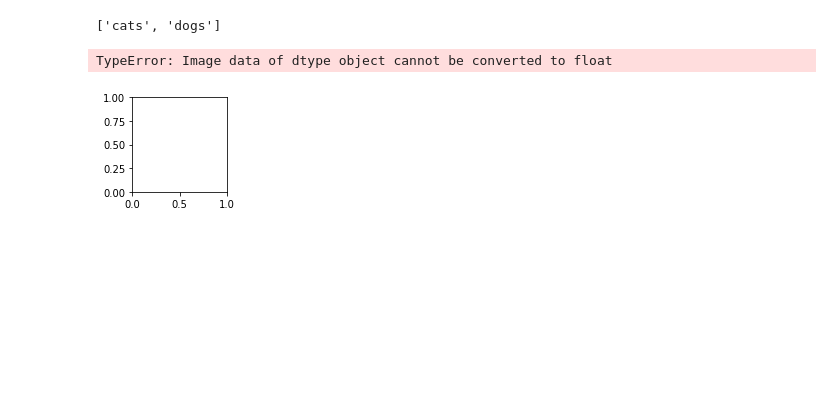
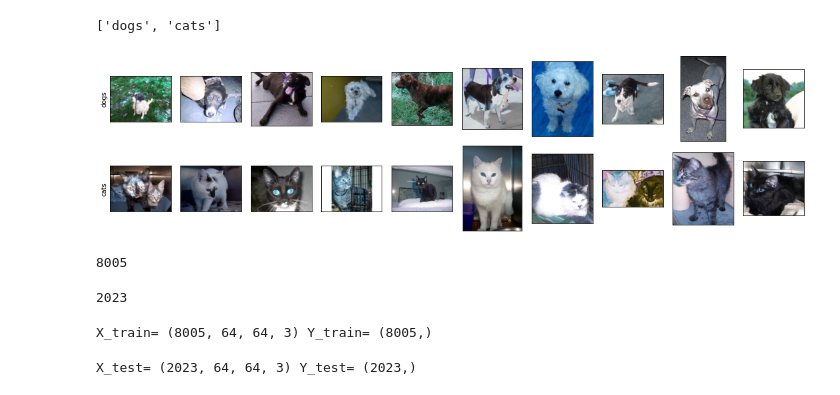
Before and after one commit to greencyber18/CVPR, a Jupyter notebook: final_assignment_1_VGG.ipynb, the cells around one changed output. Cells and saved outputs as stored; diff of their text form; code cells hidden in the pictures; blank space fills up the shorter version.

```diff
--- a/final_assignment_1_VGG.ipynb
+++ b/final_assignment_1_VGG.ipynb
@@ -17,5 +73,15 @@ TEST_DATA_DIR = os.path.join(DATA_DIR, 'test')
+# %%
+
+
+
+DATA_DIR_TRAIN = '/content/training_set'
+DATA_DIR_TEST = '/content/test_set'
+TRAIN_DATA_DIR = os.path.join(DATA_DIR_TRAIN, 'training_set')
+TEST_DATA_DIR = os.path.join(DATA_DIR_TEST, 'test_set')
 # %%
-IMG_SIZE = 227
+
+
+IMG_SIZE = 64
 CATEGORIES = []
 
 for i in os.listdir(TRAIN_DATA_DIR):
@@ -23,26 +89,58 @@ for i in os.listdir(TRAIN_DATA_DIR):
 
 print(CATEGORIES)
 # %% [output]
-['cats', 'dogs']
+['dogs', 'cats']
 # %%
-plt.figure(figsize=(20,5))
+plt.figure(figsize=(15,4))
 i=0
 for c in CATEGORIES:
     path = os.path.join(TRAIN_DATA_DIR,c)
     for img in os.listdir(path):
         img_array = cv2.imread(os.path.join(path,img))
         plt.subplot(2,10,i+1)
         plt.imshow(img_array)
         if i%10 == 0:
             plt.ylabel(c)
         plt.xticks([])
         plt.yticks([])
         i += 1
         if i%10 == 0:
             break
 
 plt.tight_layout()
 plt.show()
 # %% [output]
-TypeError: Image data of dtype object cannot be converted to float
-[figure, old version]
+[figure, new version]
+# %%
+training_data = []
+
+for c in CATEGORIES:
+    path = os.path.join(TRAIN_DATA_DIR, c)
+    class_num = CATEGORIES.index(c)
+    for img in tqdm(os.listdir(path)):
+        try:
+            img_array = cv2.imread(os.path.join(path, img))
+            img_resized = cv2.resize(img_array, (IMG_SIZE, IMG_SIZE))
+            training_data.append([img_resized, class_num])
+        except Exception as e:
+            pass
+
+print(len(training_data))
+# %% [output]
+8005
+# %%
+test_data = []
+
+for c in CATEGORIES:
+    path = os.path.join(TEST_DATA_DIR, c)
+    class_num = CATEGORIES.index(c)
+    for img in tqdm(os.listdir(path)):
+        try:
+            img_array = cv2.imread(os.path.join(path, img))
+            img_resized = cv2.resize(img_array, (IMG_SIZE, IMG_SIZE))
+            test_data.append([img_resized, class_num])
+        except Exception as e:
+            pass
+print(len(test_data))
+# %% [output]
+2023
@@ -48,0 +150,28 @@ TypeError: Image data of dtype object cannot be converted to float
+# %%
+X_train = []
+Y_train = []
+
+for img, label in training_data:
+    X_train.append(img)
+    Y_train.append(label)
+
+X_train = np.array(X_train).astype('float32').reshape(-1,64,64,3)
+Y_train = np.array(Y_train)
+
+print(f"X_train= {X_train.shape} Y_train= {Y_train.shape}")
+# %% [output]
+X_train= (8005, 64, 64, 3) Y_train= (8005,)
+# %%
+X_test = []
+Y_test = []
+
+for features,label in test_data:
+    X_test.append(features)
+    Y_test.append(label)
+
+X_test = np.array(X_test).astype('float32').reshape(-1, IMG_SIZE, IMG_SIZE, 3)
+Y_test = np.array(Y_test)
+
+print(f"X_test= {X_test.shape} Y_test= {Y_test.shape}")
+# %% [output]
+X_test= (2023, 64, 64, 3) Y_test= (2023,)
```
Also changed, not shown: parts of 17 cells of this notebook.
